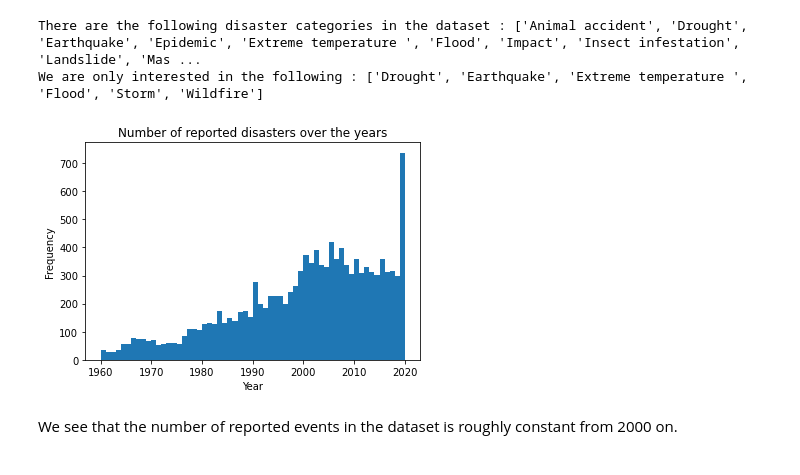
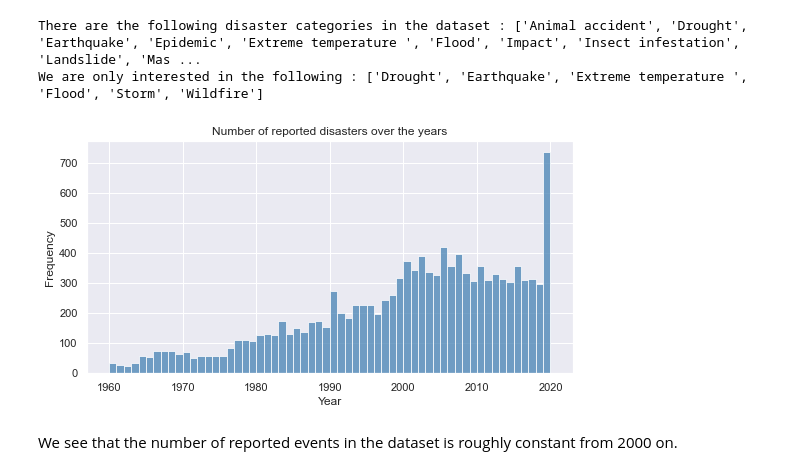
Before and after one commit to epfl-ada/ada-2021-project-marietan-ghariani-bracone-karimi, a Jupyter notebook: project.ipynb, the cells around one changed output. Drawn from its saved outputs; the diff is of its cells as text; code cells hidden in the pictures.

```diff
--- a/project.ipynb
+++ b/project.ipynb
@@ -167,11 +167,11 @@ We are only interested in the following : ['Drought', 'Earthquake', 'Extreme tem
 # %%
 # Number of reported disasters per year
 df_year = nd_world.groupby('Year').count()['Dis No']
-plt.hist(nd_world['Year'],bins=60)
+sns.histplot(x=nd_world['Year'],bins=60,color='steelblue')
 plt.ylabel('Frequency'); plt.xlabel('Year')
 plt.title('Number of reported disasters over the years');
 # %% [output]
-[figure, old version]
+[figure, new version]
 # %% [markdown]
 We see that the number of reported events in the dataset is roughly constant from 2000 on.
 # %%
```
Also changed, not shown: parts of 41 cells of this notebook, 5 other files.
